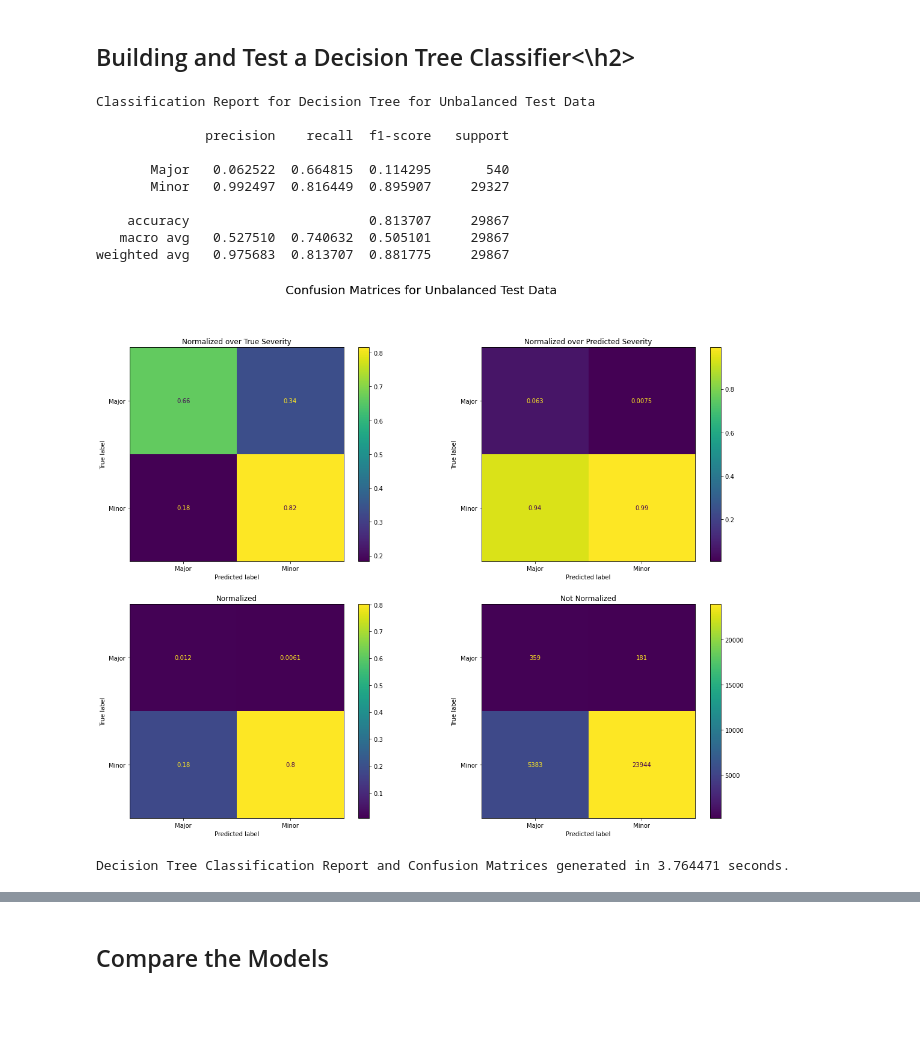
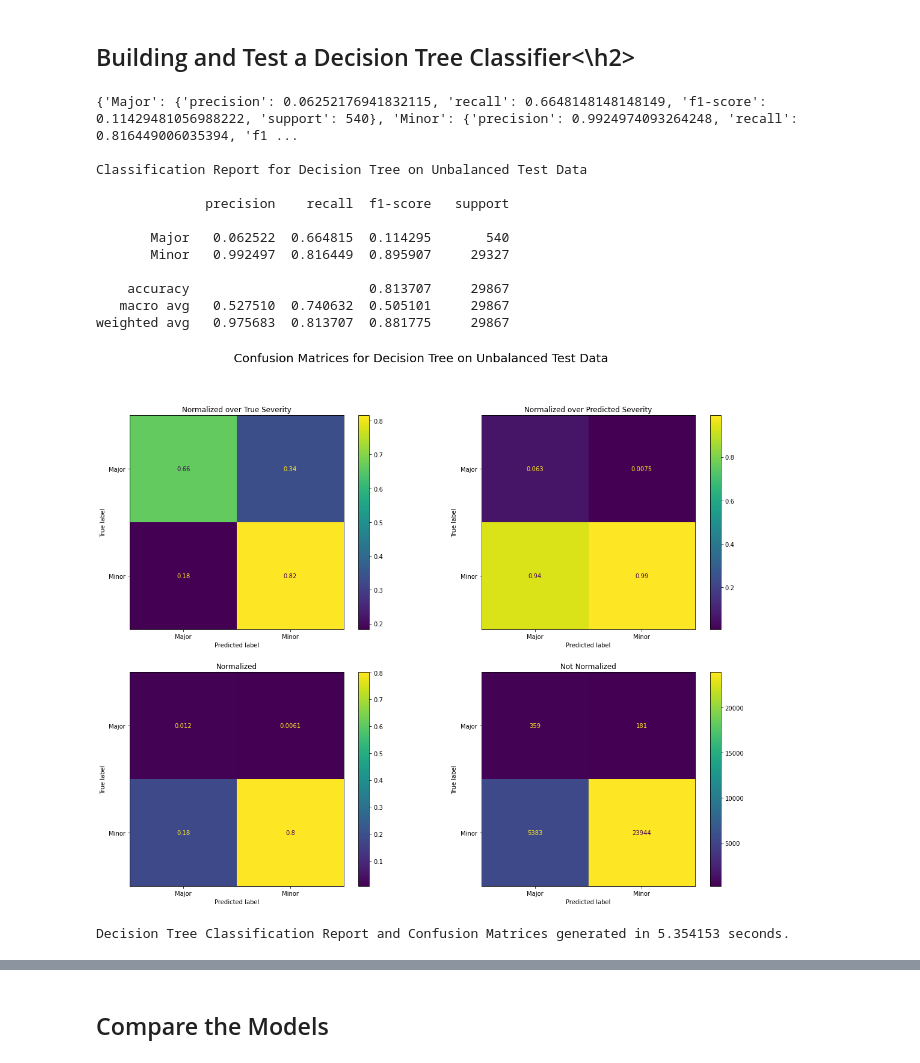
Before and after one commit to cbates79/Coursera_Capstone, a Jupyter notebook: Code for Predicting Motor Vehicle Accident Severity in Seattle, Washington.ipynb, the cells around one changed output, grey strips where cells are left out. Cells and saved outputs as stored; diff of their text form; code cells hidden in the pictures; blank space fills up the shorter version.

```diff
--- a/Code for Predicting Motor Vehicle Accident Severity in Seattle, Washington.ipynb
+++ b/Code for Predicting Motor Vehicle Accident Severity in Seattle, Washington.ipynb
@@ -1417,51 +1432,55 @@ labels = [True, False]
 target_names = ['Major', 'Minor']
 display_labels = target_names
 
-# Display the classification report for Decision Tree model applied to unbalanced test data.
+# Store and display the classification report for Decision Tree model applied to unbalanced test data.
 print()
-print('Classification Report for Decision Tree for Unbalanced Test Data')
+decision_tree_report = classification_report(y_test, y_pred, labels=labels, target_names=target_names, digits=6, output_dict=True)
+print(decision_tree_report)
+print()
+print('Classification Report for Decision Tree on Unbalanced Test Data')
 print()
 print(classification_report(y_test, y_pred, labels=labels, target_names=target_names, digits=6))
-print()
 
 # Display the confusion matrices based on the unbalanced test data.
 # Create a figure.
 fig = plt.figure(figsize=(6.4 * 3, 4.8 * 3))
-fig.suptitle('Confusion Matrices for Unbalanced Test Data', fontsize=20)
+fig.suptitle('Confusion Matrices for Decision Tree on Unbalanced Test Data', fontsize=20)
 
 ax = plt.subplot(2, 2, 1)
 ax.set_title('Normalized over True Severity', fontsize=12)
 plot_confusion_matrix(decision_tree_pipe, X_test, y_test, labels=labels, display_labels=display_labels, normalize='true', ax=ax)
 
 ax = plt.subplot(2, 2, 2)
 ax.set_title('Normalized over Predicted Severity', fontsize=12)
 plot_confusion_matrix(decision_tree_pipe, X_test, y_test, labels=labels, display_labels=display_labels, normalize='pred', ax=ax)
 
 ax = plt.subplot(2, 2, 3)
 ax.set_title('Normalized', fontsize=12)
 plot_confusion_matrix(decision_tree_pipe, X_test, y_test, labels=labels, display_labels=display_labels, normalize='all', ax=ax)
 
 ax = plt.subplot(2, 2, 4)
 ax.set_title('Not Normalized', fontsize=12)
 plot_confusion_matrix(decision_tree_pipe, X_test, y_test, labels=labels, display_labels=display_labels, normalize=None, ax=ax)
 
 plt.show()
 
 print()
 print('Decision Tree Classification Report and Confusion Matrices generated in %f seconds.' % elapsed_time(t0))
 # %% [output]
-Classification Report for Decision Tree for Unbalanced Test Data
+{'Major': {'precision': 0.06252176941832115, 'recall': 0.6648148148148149, 'f1-score': 0.11429481056988222, 'support': 540}, 'Minor': {'precision': 0.9924974093264248, 'recall': 0.816449006035394, 'f1 ...
+
+Classification Report for Decision Tree on Unbalanced Test Data
 
               precision    recall  f1-score   support
 
        Major   0.062522  0.664815  0.114295       540
        Minor   0.992497  0.816449  0.895907     29327
 
     accuracy                       0.813707     29867
    macro avg   0.527510  0.740632  0.505101     29867
 weighted avg   0.975683  0.813707  0.881775     29867
-[figure, old version]
+[figure, new version]
-Decision Tree Classification Report and Confusion Matrices generated in 3.764471 seconds.
+Decision Tree Classification Report and Confusion Matrices generated in 5.354153 seconds.
 # %%
 print_elapsed_time(notebook_start_time)
 # %% [output]
```
Also changed, not shown: parts of 58 cells of this notebook.
